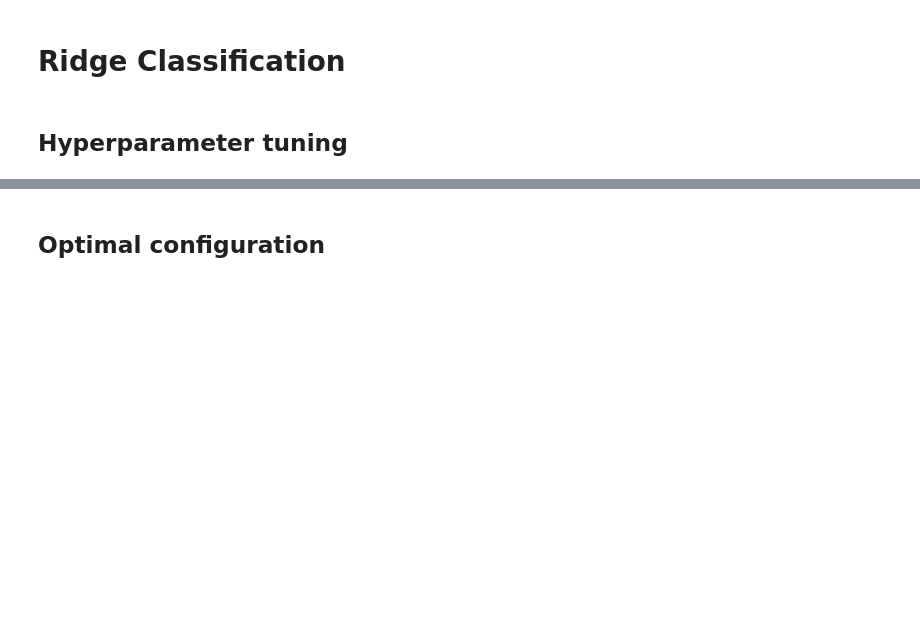
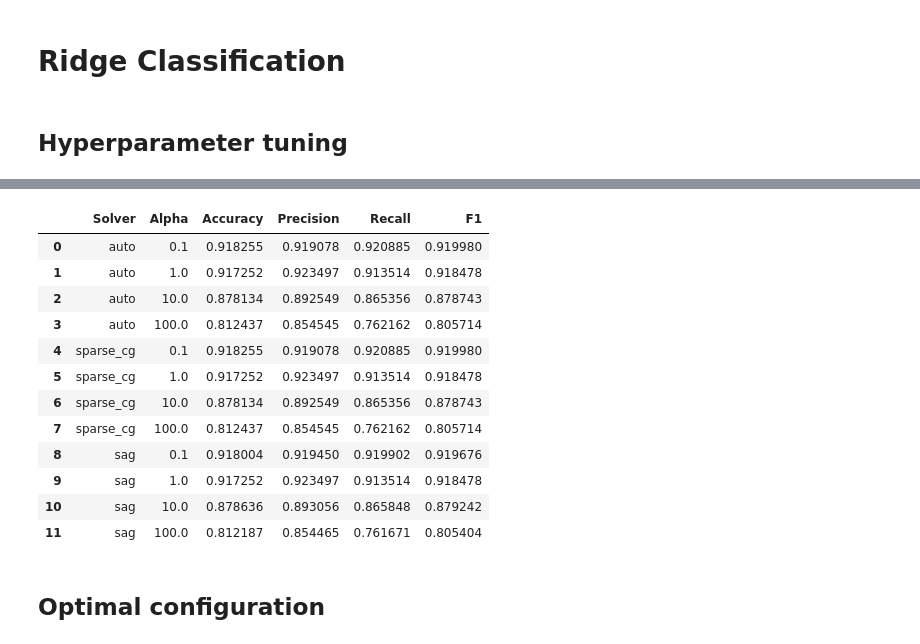
Before and after one commit to Roan-Schellingerhout/YouTube_conspiracy_paper, a Jupyter notebook: Machine Learning/Video_ML.ipynb, the cells around one changed output, grey strips where cells are left out. Saved outputs shown, nothing was run; the diff lists cells and outputs as text; code cells hidden in the pictures; blank space fills up the shorter version.

```diff
--- a/Machine Learning/Video_ML.ipynb
+++ b/Machine Learning/Video_ML.ipynb
@@ -274,7 +308,7 @@ Time passed = 00:04:44
 # %%
 # Train solver
 logr = LogisticRegression(penalty="l2",
-                          C=20,
+                          C=10,
                           solver="saga",
                           n_jobs=-1).fit(X_train, y_train)
 
@@ -318,5 +352,5 @@ for solver in ['auto', 'sparse_cg', 'sag']:
         measures["F1"].append(sklearn.metrics.f1_score(y_valid, y_pred))
 
 df_ridge = pd.DataFrame(measures)
-df_ridge.to_csv("ridge_classification.csv")
+df_ridge #.to_csv("ridge_classification.csv")
 # %% [output]
@@ -325,3 +359,16 @@ Time passed = 00:01:05
+|  | Solver | Alpha | Accuracy | Precision | Recall | F1 |
+| 0 | auto | 0.1 | 0.918255 | 0.919078 | 0.920885 | 0.919980 |
+| 1 | auto | 1.0 | 0.917252 | 0.923497 | 0.913514 | 0.918478 |
+| 2 | auto | 10.0 | 0.878134 | 0.892549 | 0.865356 | 0.878743 |
+| 3 | auto | 100.0 | 0.812437 | 0.854545 | 0.762162 | 0.805714 |
+| 4 | sparse_cg | 0.1 | 0.918255 | 0.919078 | 0.920885 | 0.919980 |
+| 5 | sparse_cg | 1.0 | 0.917252 | 0.923497 | 0.913514 | 0.918478 |
+| 6 | sparse_cg | 10.0 | 0.878134 | 0.892549 | 0.865356 | 0.878743 |
+| 7 | sparse_cg | 100.0 | 0.812437 | 0.854545 | 0.762162 | 0.805714 |
+| 8 | sag | 0.1 | 0.918004 | 0.919450 | 0.919902 | 0.919676 |
+| 9 | sag | 1.0 | 0.917252 | 0.923497 | 0.913514 | 0.918478 |
+| 10 | sag | 10.0 | 0.878636 | 0.893056 | 0.865848 | 0.879242 |
+| 11 | sag | 100.0 | 0.812187 | 0.854465 | 0.761671 | 0.805404 |
 # %% [markdown]
 ## Optimal configuration
 # %%
```
Also changed, not shown: parts of 13 cells of this notebook.
